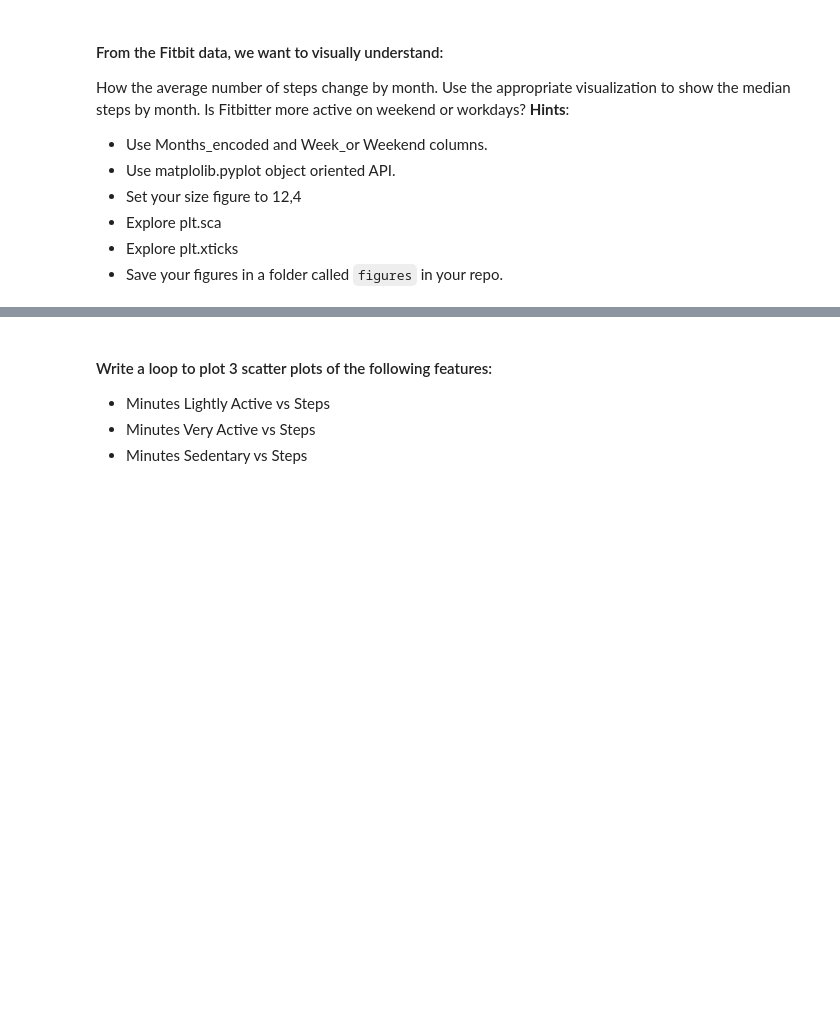
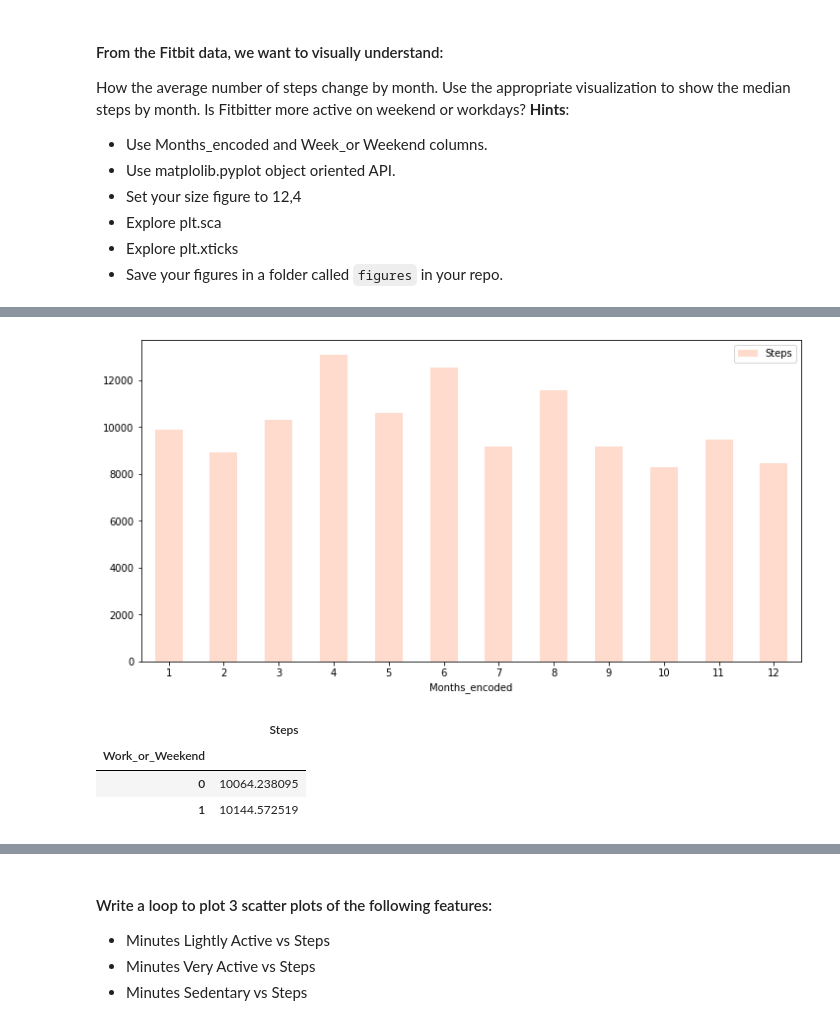
Before and after one commit to Ironhack-Data-Madrid-Enero-2022/lab-matplotlib-seaborn, a Jupyter notebook: your-code/main.ipynb, the cells around one changed output, grey strips where cells are left out. Saved outputs shown, nothing was run; the diff lists cells and outputs as text; code cells hidden in the pictures; blank space fills up the shorter version.

```diff
--- a/your-code/main.ipynb
+++ b/your-code/main.ipynb
@@ -17,0 +16,2 @@ import numpy as np
+# %%
+fitbit = pd.read_csv('../data/Fitbit2.csv')
@@ -32,0 +40,5 @@ How the average number of steps change by month. Use the appropriate visualizati
+# %%
+# AVERAGE STEPS BY MONTH_ENCODED
+# Agrupo por meses y se calcula la media de cada mes.
+meses = fitbit.groupby("Months_encoded").agg({"Steps":"mean"})
+meses
@@ -33,3 +60,17 @@ How the average number of steps change by month. Use the appropriate visualizati
+# %%
+# Gráfico hecho con matplotlib
+meses.plot(kind="bar", )
+plt.xticks(rotation = 360);
+# Los meses que más pasos se han dado han sido abril y junio. Se aprecia una cierta estacionalidad;
+# los meses de verano la gente da más pasos, se anima más a ir caminando a sus destinos.
+# %% [output]
+[figure, added]
 # %%
 # AVERAGE STEPS BY WORK_OR_WEEKEND
-# your code here
+semana = fitbit.groupby("Work_or_Weekend").agg({"Steps":"mean"})
+semana
+# %% [output]
+|  | Steps |
+| Work_or_Weekend |  |
+| 0 | 10064.238095 |
+| 1 | 10144.572519 |
```
Also changed, not shown: parts of 67 cells of this notebook.
